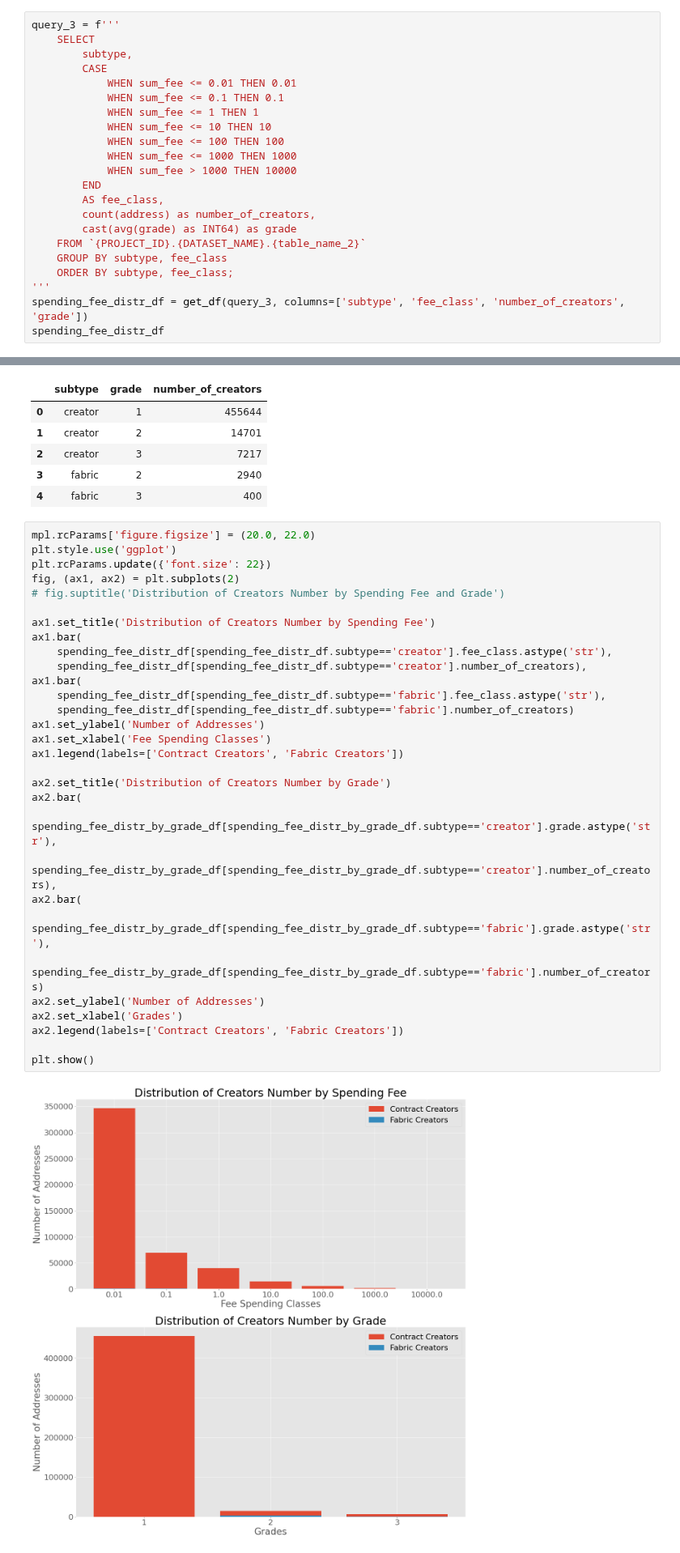
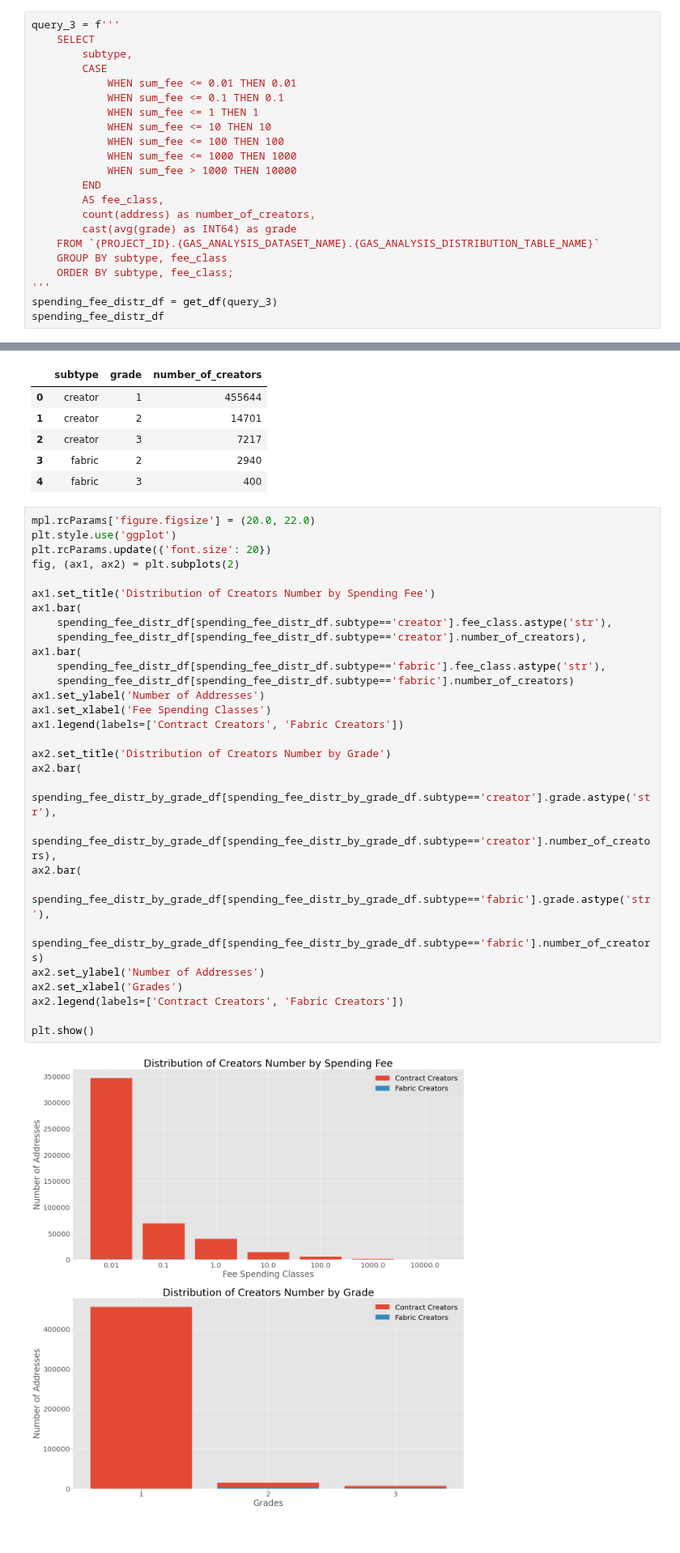
Before and after one commit to Snedashkovsky/cybergift, a Jupyter notebook: gas_analysis.ipynb, the cells around one changed output, grey strips where cells are left out. Shown at 81% size. Saved outputs shown, nothing was run; the diff lists cells and outputs as text.

Commit message:
- Update Gas Analysis - Update BigQuery utils: Add view creation. - Update config

```diff
--- a/gas_analysis.ipynb
+++ b/gas_analysis.ipynb
@@ -145,11 +143,11 @@ query_3 = f'''
         AS fee_class,
         count(address) as number_of_creators,
         cast(avg(grade) as INT64) as grade
-    FROM `{PROJECT_ID}.{DATASET_NAME}.{table_name_2}`
+    FROM `{PROJECT_ID}.{GAS_ANALYSIS_DATASET_NAME}.{GAS_ANALYSIS_DISTRIBUTION_TABLE_NAME}`
     GROUP BY subtype, fee_class
     ORDER BY subtype, fee_class;
 '''
-spending_fee_distr_df = get_df(query_3, columns=['subtype', 'fee_class', 'number_of_creators', 'grade'])
+spending_fee_distr_df = get_df(query_3)
 spending_fee_distr_df
 # %% [output]
 |  | subtype | fee_class | number_of_creators | grade |
@@ -180,32 +178,31 @@ spending_fee_distr_by_grade_df
 # %%
 mpl.rcParams['figure.figsize'] = (20.0, 22.0)
 plt.style.use('ggplot')
-plt.rcParams.update({'font.size': 22})
+plt.rcParams.update({'font.size': 20})
 fig, (ax1, ax2) = plt.subplots(2)
-# fig.suptitle('Distribution of Creators Number by Spending Fee and Grade')
 
 ax1.set_title('Distribution of Creators Number by Spending Fee')
 ax1.bar(
     spending_fee_distr_df[spending_fee_distr_df.subtype=='creator'].fee_class.astype('str'),
     spending_fee_distr_df[spending_fee_distr_df.subtype=='creator'].number_of_creators),
 ax1.bar(
     spending_fee_distr_df[spending_fee_distr_df.subtype=='fabric'].fee_class.astype('str'),
     spending_fee_distr_df[spending_fee_distr_df.subtype=='fabric'].number_of_creators)
 ax1.set_ylabel('Number of Addresses')
 ax1.set_xlabel('Fee Spending Classes')
 ax1.legend(labels=['Contract Creators', 'Fabric Creators'])
 
 ax2.set_title('Distribution of Creators Number by Grade')
 ax2.bar(
     spending_fee_distr_by_grade_df[spending_fee_distr_by_grade_df.subtype=='creator'].grade.astype('str'),
     spending_fee_distr_by_grade_df[spending_fee_distr_by_grade_df.subtype=='creator'].number_of_creators),
 ax2.bar(
     spending_fee_distr_by_grade_df[spending_fee_distr_by_grade_df.subtype=='fabric'].grade.astype('str'),
     spending_fee_distr_by_grade_df[spending_fee_distr_by_grade_df.subtype=='fabric'].number_of_creators)
 ax2.set_ylabel('Number of Addresses')
 ax2.set_xlabel('Grades')
 ax2.legend(labels=['Contract Creators', 'Fabric Creators'])
 
 plt.show()
 # %% [output]
-[figure, old version]
+[figure, new version]
```
Also changed, not shown: parts of 3 cells of this notebook, 2 other files.
